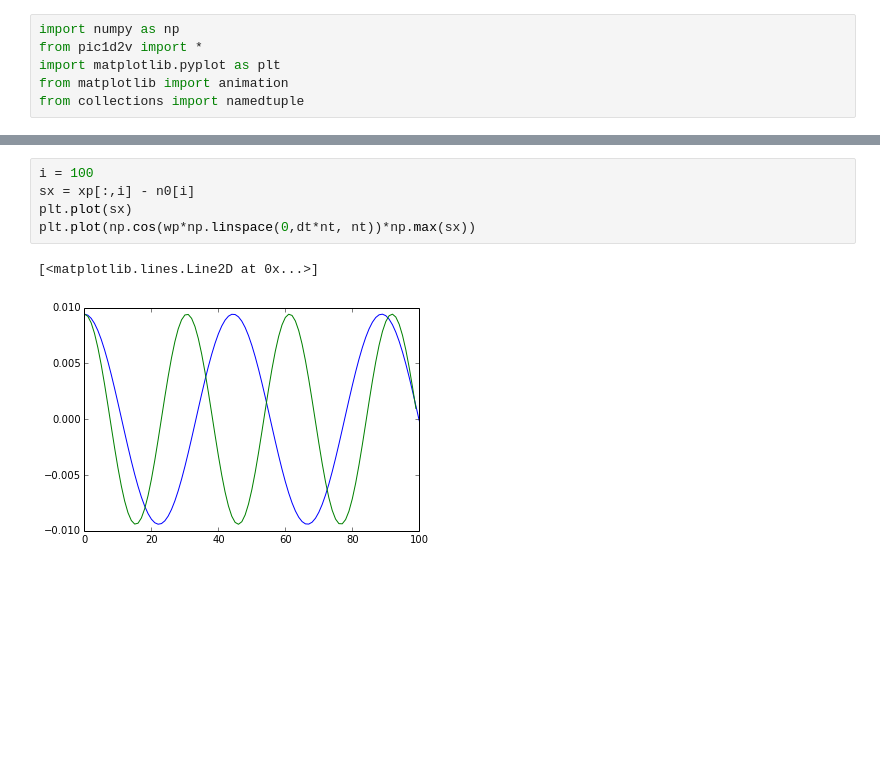
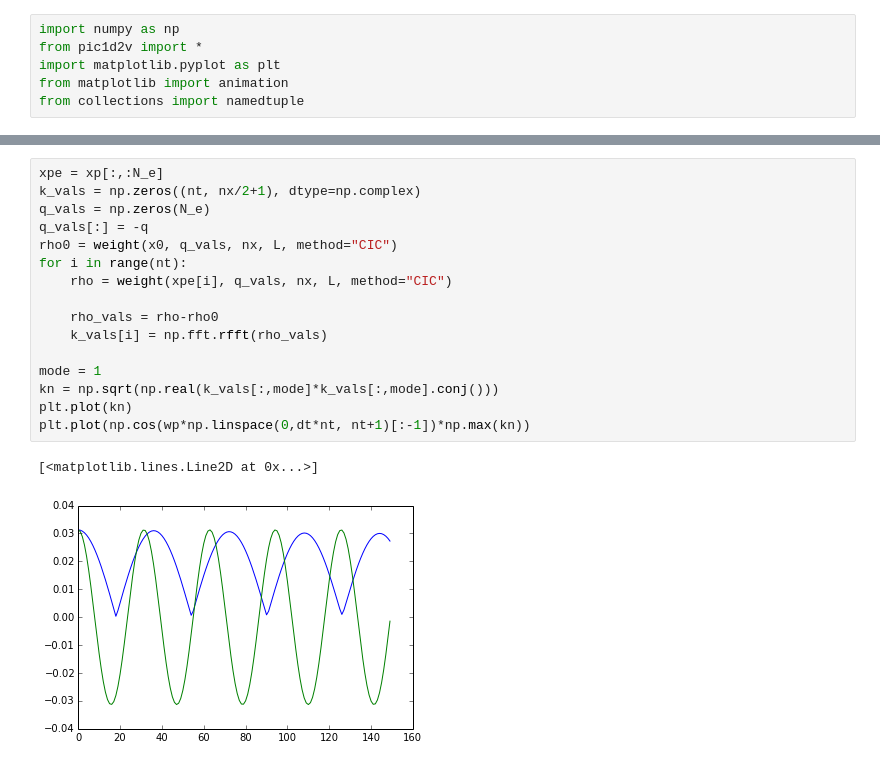
Before and after one commit to shigh/pyes1, a Jupyter notebook: 1d2v-wave.ipynb, the cells around one changed output, grey strips where cells are left out. Drawn from its saved outputs; the diff is of its cells as text; blank space fills up the shorter version.

Commit message:
Converted to charge density in fourier analysis.
It does not make any sense to use raw particles. This gives gibbersih for the fourier modes

```diff
--- a/1d2v-wave.ipynb
+++ b/1d2v-wave.ipynb
@@ -47,8 +54,19 @@ wp
-# %%
-i = 100
-sx = xp[:,i] - n0[i]
-plt.plot(sx)
-plt.plot(np.cos(wp*np.linspace(0,dt*nt, nt))*np.max(sx))
-# %% [output]
-[<matplotlib.lines.Line2D at 0x...>]
-[figure, removed]
+# %%
+xpe = xp[:,:N_e]
+k_vals = np.zeros((nt, nx/2+1), dtype=np.complex)
+q_vals = np.zeros(N_e)
+q_vals[:] = -q
+rho0 = weight(x0, q_vals, nx, L, method="CIC")
+for i in range(nt):
+    rho = weight(xpe[i], q_vals, nx, L, method="CIC")
+
+    rho_vals = rho-rho0
+    k_vals[i] = np.fft.rfft(rho_vals)
+
+mode = 1
+kn = np.sqrt(np.real(k_vals[:,mode]*k_vals[:,mode].conj()))
+plt.plot(kn)
+plt.plot(np.cos(wp*np.linspace(0,dt*nt, nt+1)[:-1])*np.max(kn))
+# %% [output]
+[<matplotlib.lines.Line2D at 0x...>]
+[figure, added]
```
Also changed, not shown: parts of 4 cells of this notebook.
